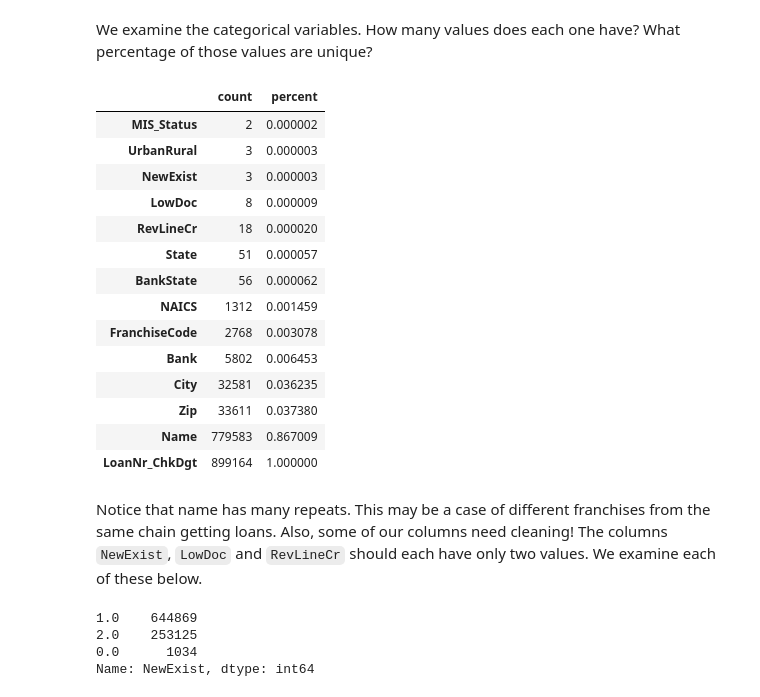
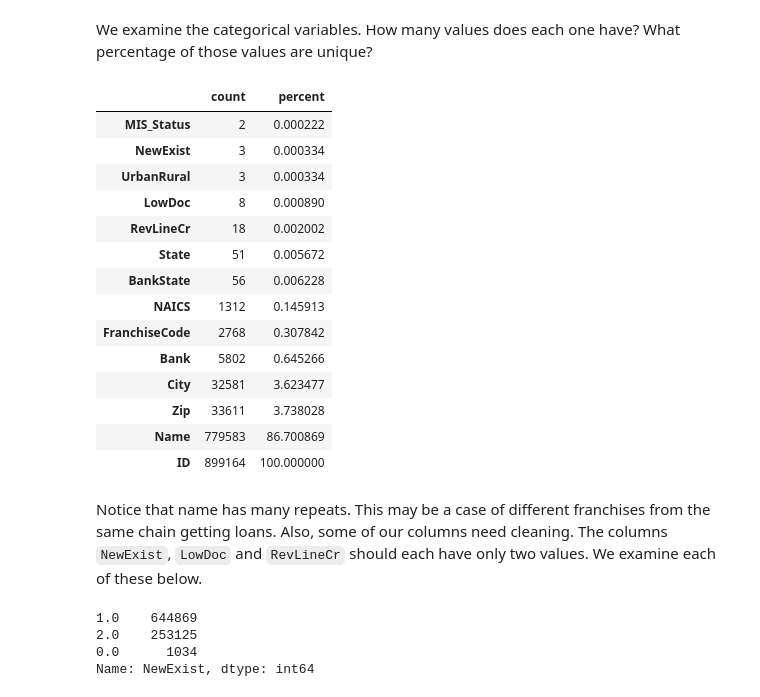
Before and after one commit to rkarpman/SpringboardCapstone2, a Jupyter notebook: Notebooks/1-initial-wrangling.ipynb, the cells around one changed output. Cells and saved outputs as stored; diff of their text form; code cells hidden in the pictures.

```diff
--- a/Notebooks/1-initial-wrangling.ipynb
+++ b/Notebooks/1-initial-wrangling.ipynb
@@ -28,6 +28,6 @@ df.head()
 # %% [markdown]
 The column names are mostly reasonable. For convenience, we rename `LoanNr_ChkDgt` to `ID`
 # %%
-df = df.rename({'LoanNr_ChkDgt': 'ID'})
+df = df.rename(columns = {'LoanNr_ChkDgt': 'ID'})
 # %% [markdown]
 We include some additional information from Li, Mickel and Taylor about the less-intuitive column names.
@@ -92,27 +94,28 @@ We examine the categorical variables. How many values does each one have? What p
 # %%
 categorical = df[cat_cols]
 # %%
-unique_vals = pd.concat([categorical.nunique(), categorical.nunique()/categorical.shape[0]], axis=1)
+## Check for the number and percentage of unique values in each column
+unique_vals = pd.concat((categorical.nunique(), 100 * categorical.nunique()/categorical.shape[0]), axis = 1)
 unique_vals.columns = ["count", "percent"]
 unique_vals.sort_values(by = 'count')
 # %% [output]
 |  | count | percent |
-| MIS_Status | 2 | 0.000002 |
-| UrbanRural | 3 | 0.000003 |
-| NewExist | 3 | 0.000003 |
-| LowDoc | 8 | 0.000009 |
-| RevLineCr | 18 | 0.000020 |
-| State | 51 | 0.000057 |
-| BankState | 56 | 0.000062 |
-| NAICS | 1312 | 0.001459 |
-| FranchiseCode | 2768 | 0.003078 |
-| Bank | 5802 | 0.006453 |
-| City | 32581 | 0.036235 |
-| Zip | 33611 | 0.037380 |
-| Name | 779583 | 0.867009 |
-| LoanNr_ChkDgt | 899164 | 1.000000 |
+| MIS_Status | 2 | 0.000222 |
+| NewExist | 3 | 0.000334 |
+| UrbanRural | 3 | 0.000334 |
+| LowDoc | 8 | 0.000890 |
+| RevLineCr | 18 | 0.002002 |
+| State | 51 | 0.005672 |
+| BankState | 56 | 0.006228 |
+| NAICS | 1312 | 0.145913 |
+| FranchiseCode | 2768 | 0.307842 |
+| Bank | 5802 | 0.645266 |
+| City | 32581 | 3.623477 |
+| Zip | 33611 | 3.738028 |
+| Name | 779583 | 86.700869 |
+| ID | 899164 | 100.000000 |
 # %% [markdown]
-Notice that name has many repeats. This may be a case of different franchises from the same chain getting loans. Also, some of our columns need cleaning! The columns `NewExist`, `LowDoc` and `RevLineCr` should each have only two values. We examine each of these below.
+Notice that name has many repeats. This may be a case of different franchises from the same chain getting loans. Also, some of our columns need cleaning. The columns `NewExist`, `LowDoc` and `RevLineCr` should each have only two values. We examine each of these below.
 # %%
 ## Examine the NewExist column
 df['NewExist'].value_counts()
```
Also changed, not shown: parts of 31 cells of this notebook.
